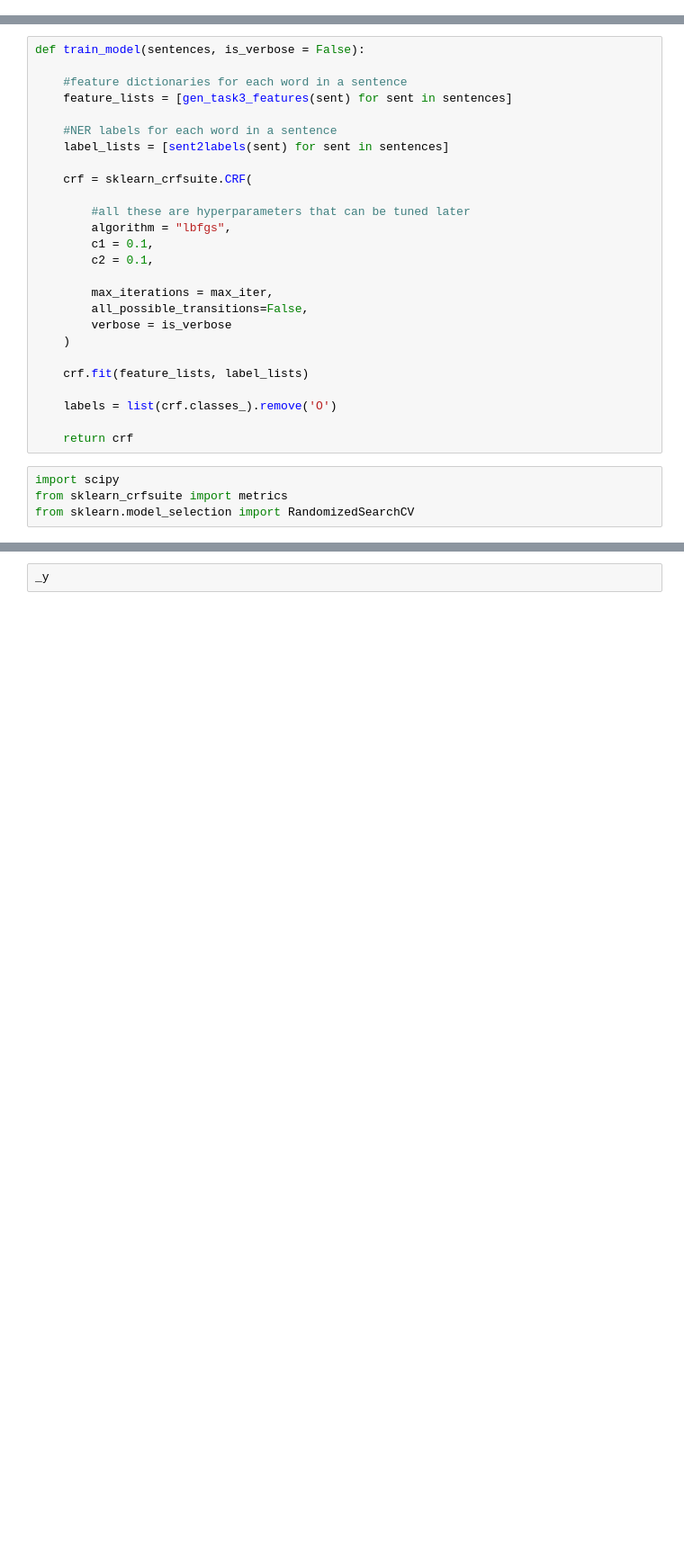
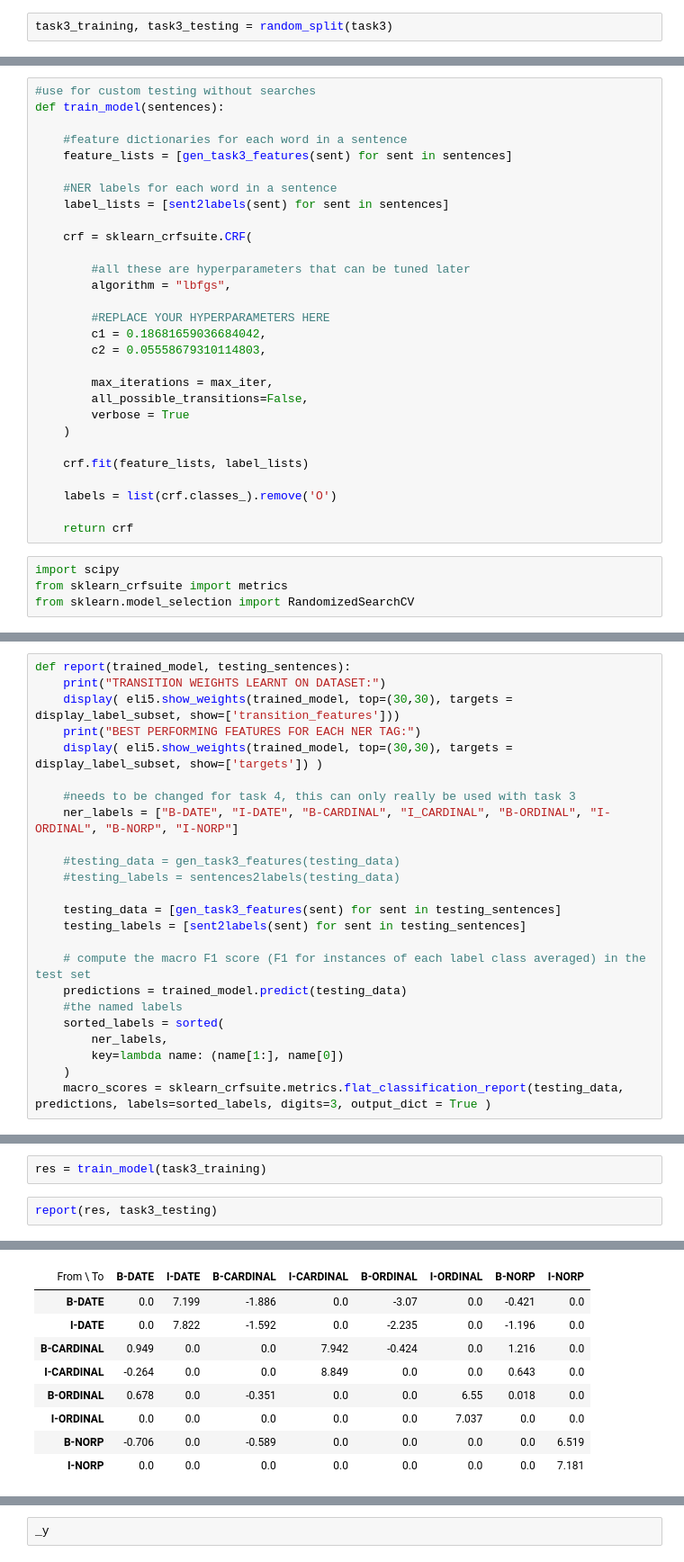
Before and after one commit to georgegarrington/COMP3225-NLP, a Jupyter notebook: src/coursework/version 2.ipynb, the cells around one changed output, grey strips where cells are left out. Shown at 90% size. Cells and saved outputs as stored; diff of their text form; blank space fills up the shorter version.

```diff
--- a/src/coursework/version 2.ipynb
+++ b/src/coursework/version 2.ipynb
@@ -221,0 +303,2 @@ test_sentence
+# %%
+task3_training, task3_testing = random_split(task3)
@@ -332,7 +443,8 @@ def random_split(sentences):
 
 	return sentences[:train_size], sentences[-test_size:]
 # %%
-def train_model(sentences, is_verbose = False):
+#use for custom testing without searches
+def train_model(sentences):
 
 	#feature dictionaries for each word in a sentence
 	feature_lists = [gen_task3_features(sent) for sent in sentences]
@@ -344,12 +456,14 @@ def train_model(sentences, is_verbose = False):
 
 		#all these are hyperparameters that can be tuned later
 		algorithm = "lbfgs",
-		c1 = 0.1,
-		c2 = 0.1,
+
+        #REPLACE YOUR HYPERPARAMETERS HERE
+		c1 = 0.18681659036684042,
+		c2 = 0.05558679310114803,
 
 		max_iterations = max_iter,
 		all_possible_transitions=False,
-		verbose = is_verbose
+		verbose = True
 	)
 
 	crf.fit(feature_lists, label_lists)
@@ -430,0 +561,24 @@ dict_keys(['mean_fit_time', 'std_fit_time', 'mean_score_time', 'std_score_time',
+# %%
+def report(trained_model, testing_sentences):
+    print("TRANSITION WEIGHTS LEARNT ON DATASET:")
+    display( eli5.show_weights(trained_model, top=(30,30), targets = display_label_subset, show=['transition_features']))
+    print("BEST PERFORMING FEATURES FOR EACH NER TAG:")
+    display( eli5.show_weights(trained_model, top=(30,30), targets = display_label_subset, show=['targets']) )
+
+    #needs to be changed for task 4, this can only really be used with task 3
+    ner_labels = ["B-DATE", "I-DATE", "B-CARDINAL", "I_CARDINAL", "B-ORDINAL", "I-ORDINAL", "B-NORP", "I-NORP"]
+
+    #testing_data = gen_task3_features(testing_data)
+    #testing_labels = sentences2labels(testing_data)
+
+    testing_data = [gen_task3_features(sent) for sent in testing_sentences]
+    testing_labels = [sent2labels(sent) for sent in testing_sentences]
+
+    # compute the macro F1 score (F1 for instances of each label class averaged) in the test set
+    predictions = trained_model.predict(testing_data)
+	#the named labels
+    sorted_labels = sorted(
+        ner_labels,
+        key=lambda name: (name[1:], name[0])
+    )
+    macro_scores = sklearn_crfsuite.metrics.flat_classification_report(testing_data, predictions, labels=sorted_labels, digits=3, output_dict = True )
@@ -430,0 +611,5 @@ dict_keys(['mean_fit_time', 'std_fit_time', 'mean_score_time', 'std_score_time',
+# %%
+res = train_model(task3_training)
+# %%
+report(res, task3_testing)
+# %% [output]
@@ -430,0 +617,9 @@ dict_keys(['mean_fit_time', 'std_fit_time', 'mean_score_time', 'std_score_time',
+| From \ To | B-DATE | I-DATE | B-CARDINAL | I-CARDINAL | B-ORDINAL | I-ORDINAL | B-NORP | I-NORP |
+| B-DATE | 0.0 | 7.199 | -1.886 | 0.0 | -3.07 | 0.0 | -0.421 | 0.0 |
+| I-DATE | 0.0 | 7.822 | -1.592 | 0.0 | -2.235 | 0.0 | -1.196 | 0.0 |
+| B-CARDINAL | 0.949 | 0.0 | 0.0 | 7.942 | -0.424 | 0.0 | 1.216 | 0.0 |
+| I-CARDINAL | -0.264 | 0.0 | 0.0 | 8.849 | 0.0 | 0.0 | 0.643 | 0.0 |
+| B-ORDINAL | 0.678 | 0.0 | -0.351 | 0.0 | 0.0 | 6.55 | 0.018 | 0.0 |
+| I-ORDINAL | 0.0 | 0.0 | 0.0 | 0.0 | 0.0 | 7.037 | 0.0 | 0.0 |
+| B-NORP | -0.706 | 0.0 | -0.589 | 0.0 | 0.0 | 0.0 | 0.0 | 6.519 |
+| I-NORP | 0.0 | 0.0 | 0.0 | 0.0 | 0.0 | 0.0 | 0.0 | 7.181 |
```
Also changed, not shown: parts of 52 cells of this notebook.
